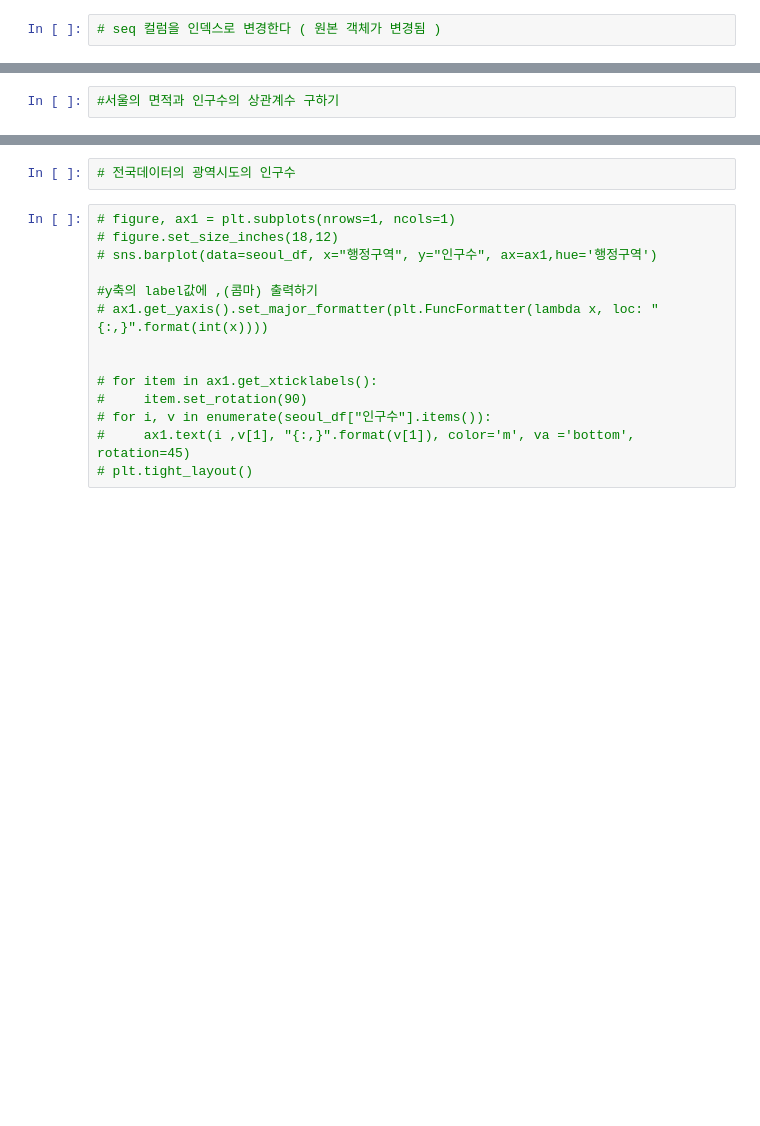
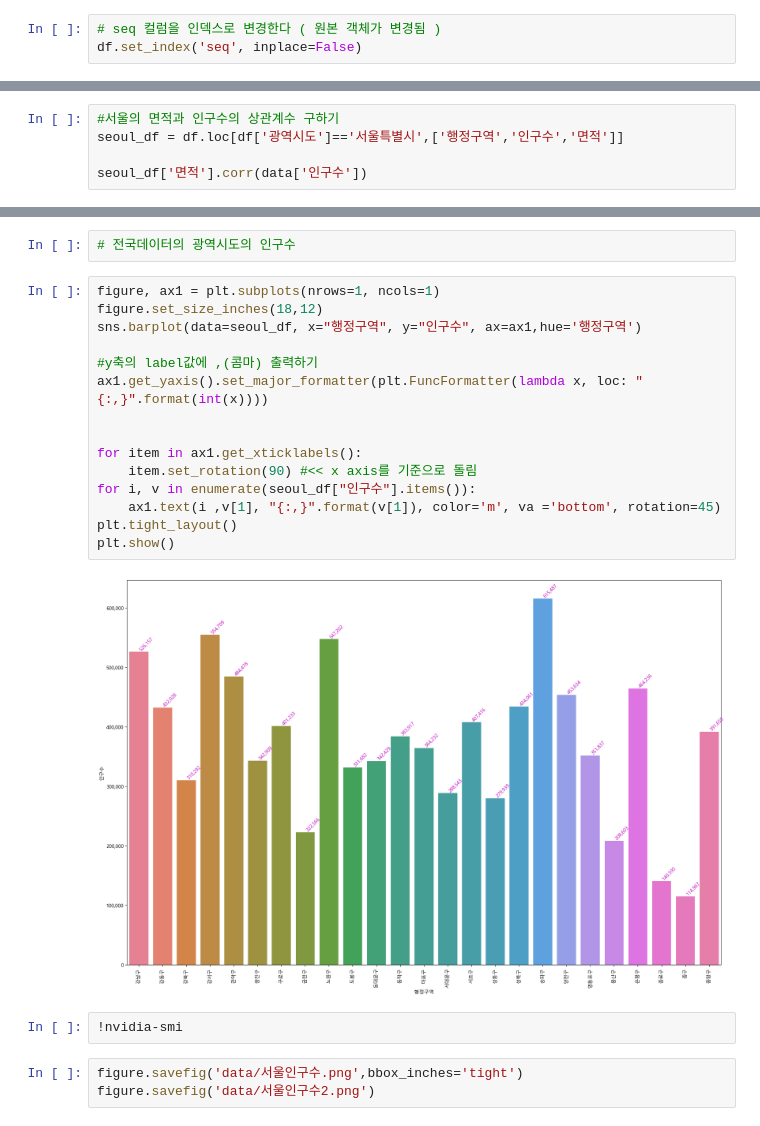
Before and after one commit to cooperear/Python_Webscraping_Analysis, a Jupyter notebook: 03-1.행정구역정보_분석과시각화.ipynb, the cells around one changed output, grey strips where cells are left out. Drawn from its saved outputs; the diff is of its cells as text; blank space fills up the shorter version.

```diff
--- a/03-1.행정구역정보_분석과시각화.ipynb
+++ b/03-1.행정구역정보_분석과시각화.ipynb
@@ -562,2 +722,3 @@ Index(['Unnamed: 0', '인구수', 'shortName', 'x', 'y', '면적', '광역시도
 # %%
 # seq 컬럼을 인덱스로 변경한다 ( 원본 객체가 변경됨 )
+df.set_index('seq', inplace=False)
@@ -623,2 +912,5 @@ Index(['Unnamed: 0', '인구수', 'shortName', 'x', 'y', '면적', '광역시도
 # %%
 #서울의 면적과 인구수의 상관계수 구하기
+seoul_df = df.loc[df['광역시도']=='서울특별시',['행정구역','인구수','면적']]
+
+seoul_df['면적'].corr(data['인구수'])
@@ -689,16 +1123,24 @@ show_pop_area('경기도')
 # %%
 # 전국데이터의 광역시도의 인구수
 # %%
-# figure, ax1 = plt.subplots(nrows=1, ncols=1)
-# figure.set_size_inches(18,12)
-# sns.barplot(data=seoul_df, x="행정구역", y="인구수", ax=ax1,hue='행정구역')
+figure, ax1 = plt.subplots(nrows=1, ncols=1)
+figure.set_size_inches(18,12)
+sns.barplot(data=seoul_df, x="행정구역", y="인구수", ax=ax1,hue='행정구역')
 
 #y축의 label값에 ,(콤마) 출력하기
-# ax1.get_yaxis().set_major_formatter(plt.FuncFormatter(lambda x, loc: "{:,}".format(int(x))))
+ax1.get_yaxis().set_major_formatter(plt.FuncFormatter(lambda x, loc: "{:,}".format(int(x))))
 
 
-# for item in ax1.get_xticklabels():
-#     item.set_rotation(90)
-# for i, v in enumerate(seoul_df["인구수"].items()):
-#     ax1.text(i ,v[1], "{:,}".format(v[1]), color='m', va ='bottom', rotation=45)
-# plt.tight_layout()
+for item in ax1.get_xticklabels():
+    item.set_rotation(90) #<< x axis를 기준으로 돌림
+for i, v in enumerate(seoul_df["인구수"].items()):
+    ax1.text(i ,v[1], "{:,}".format(v[1]), color='m', va ='bottom', rotation=45)
+plt.tight_layout()
+plt.show()
+# %% [output]
+[figure, added]
+# %%
+!nvidia-smi
+# %%
+figure.savefig('data/서울인구수.png',bbox_inches='tight')
+figure.savefig('data/서울인구수2.png')
```
Also changed, not shown: parts of 40 cells of this notebook, 2 other files.
